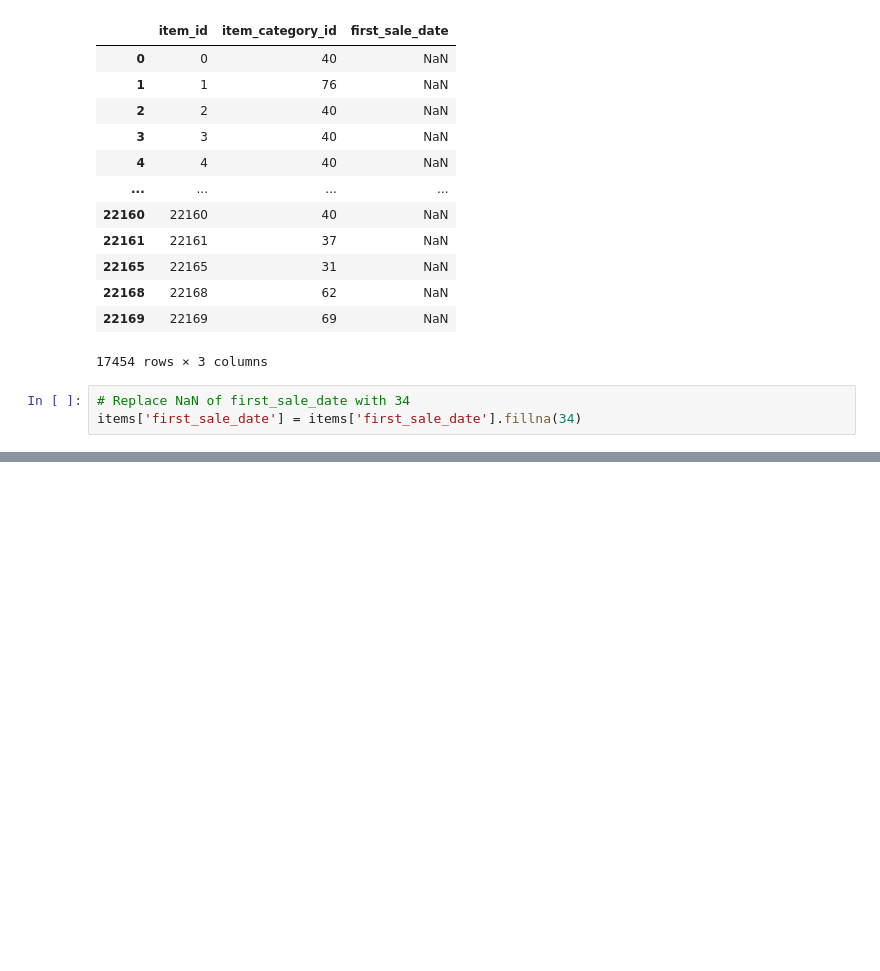
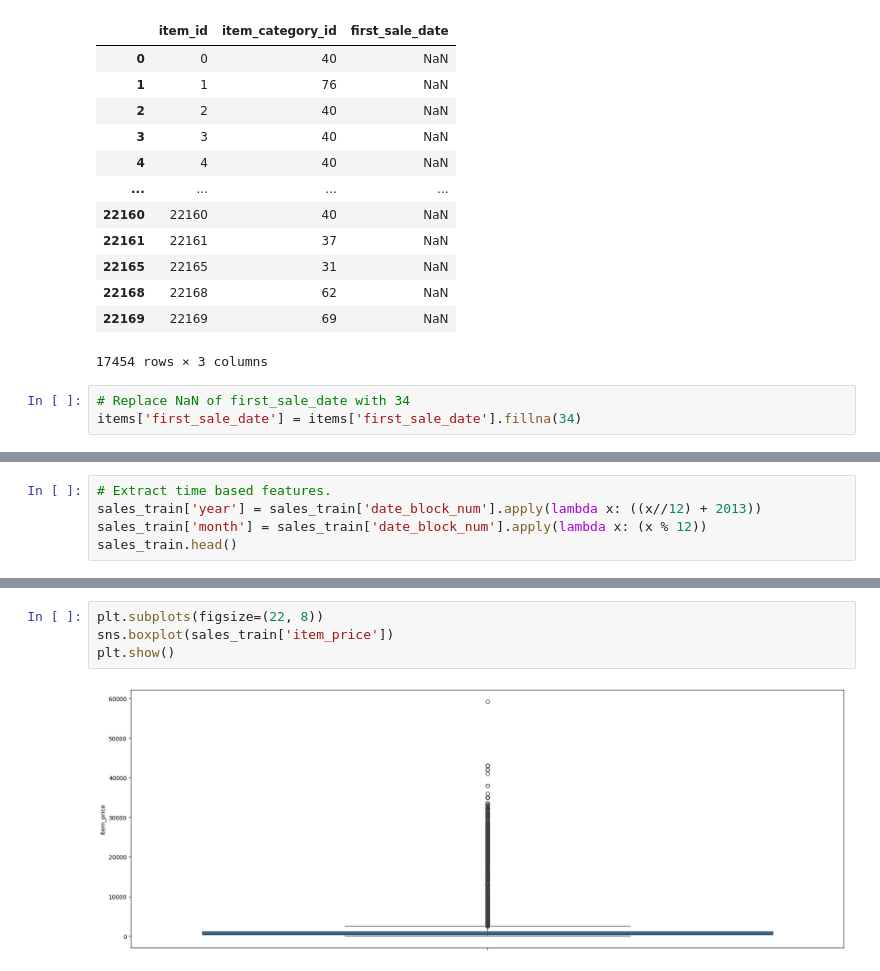
Before and after one commit to ionahu08/StoreSalesForecasting, a Jupyter notebook: Competition/Code/Project_TS_store_sale_prediction.ipynb, the cells around one changed output, grey strips where cells are left out. Cells and saved outputs as stored; diff of their text form; blank space fills up the shorter version.

```diff
--- a/Competition/Code/Project_TS_store_sale_prediction.ipynb
+++ b/Competition/Code/Project_TS_store_sale_prediction.ipynb
@@ -303,0 +318,5 @@ Notes after checking, decide to do 4 things:
+# %%
+# Extract time based features.
+sales_train['year'] = sales_train['date_block_num'].apply(lambda x: ((x//12) + 2013))
+sales_train['month'] = sales_train['date_block_num'].apply(lambda x: (x % 12))
+sales_train.head()
@@ -303,0 +342,6 @@ Notes after checking, decide to do 4 things:
+# %%
+plt.subplots(figsize=(22, 8))
+sns.boxplot(sales_train['item_price'])
+plt.show()
+# %% [output]
+[figure, added]
```
Also changed, not shown: parts of 20 cells of this notebook.
